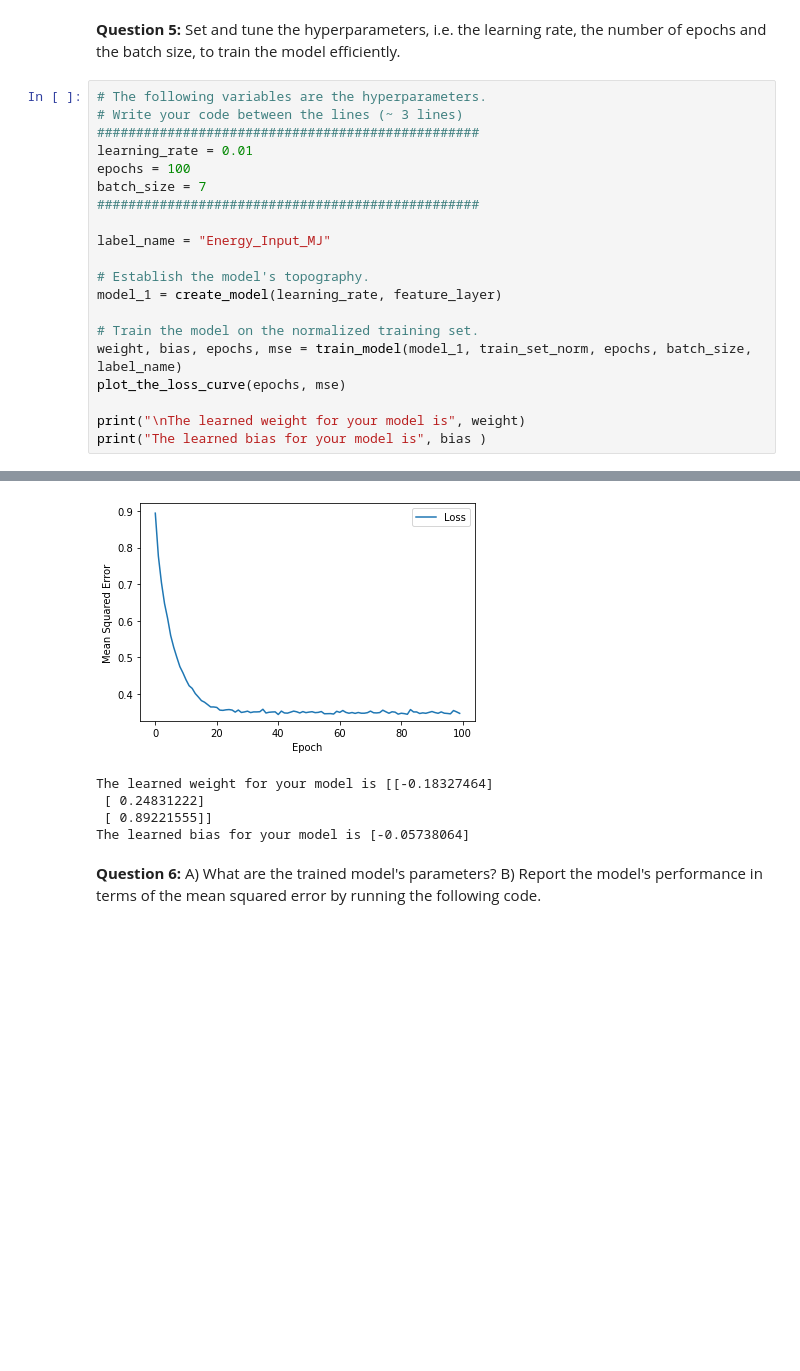
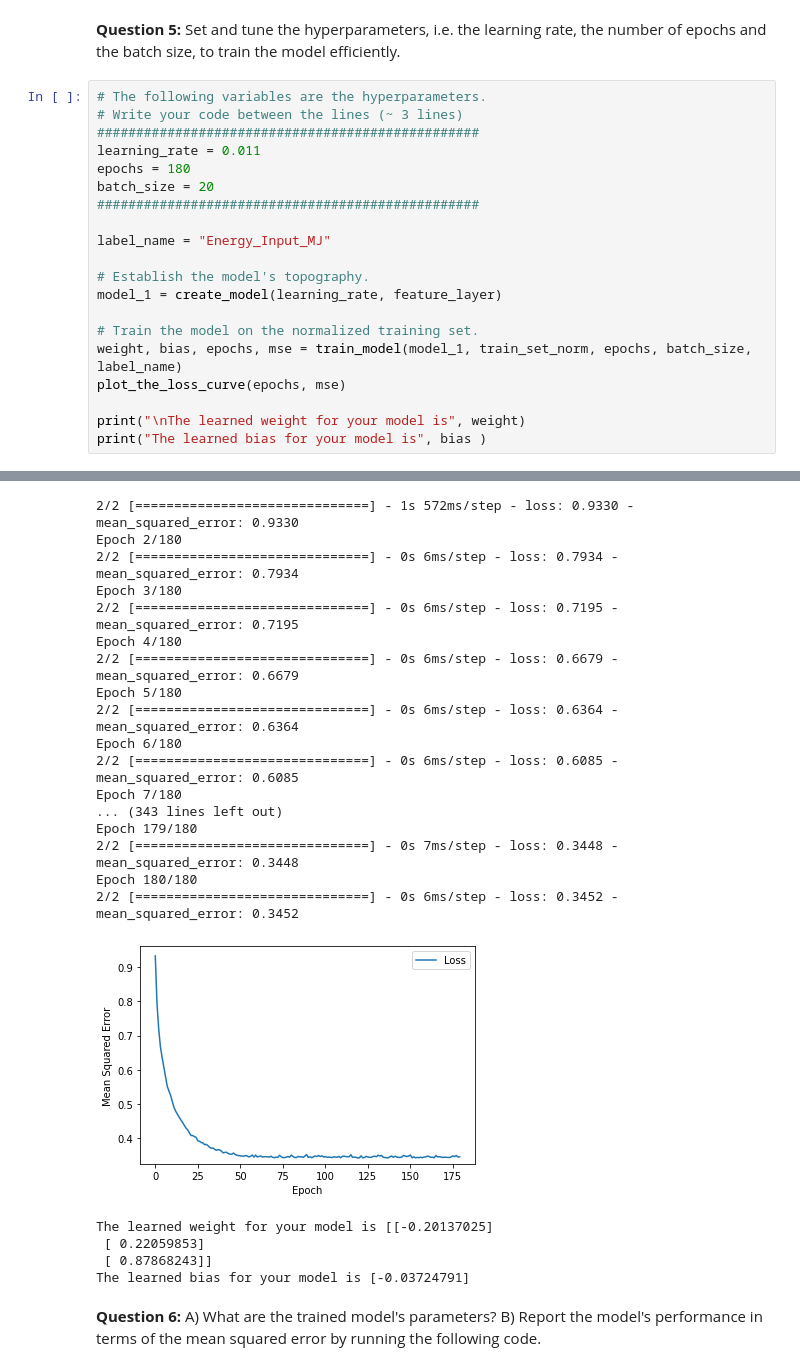
Before and after one commit to CarlArthur/ML_BTH, a Jupyter notebook: Project1_Multivariate_Linear_Regression.ipynb, the cells around one changed output, grey strips where cells are left out. Drawn from its saved outputs; the diff is of its cells as text; blank space fills up the shorter version.

```diff
--- a/Project1_Multivariate_Linear_Regression.ipynb
+++ b/Project1_Multivariate_Linear_Regression.ipynb
@@ -257,9 +257,9 @@ The following code invokes the defined functions to train the linear regression
 # The following variables are the hyperparameters.
 # Write your code between the lines (~ 3 lines)
 #################################################
-learning_rate = 0.01
-epochs = 100
-batch_size = 7
+learning_rate = 0.011
+epochs = 180
+batch_size = 20
 #################################################
 
 label_name = "Energy_Input_MJ"
@@ -296,7 +282,24 @@ Epoch 100/100
+2/2 [==============================] - 1s 572ms/step - loss: 0.9330 - mean_squared_error: 0.9330
+Epoch 2/180
+2/2 [==============================] - 0s 6ms/step - loss: 0.7934 - mean_squared_error: 0.7934
+Epoch 3/180
+2/2 [==============================] - 0s 6ms/step - loss: 0.7195 - mean_squared_error: 0.7195
+Epoch 4/180
+2/2 [==============================] - 0s 6ms/step - loss: 0.6679 - mean_squared_error: 0.6679
+Epoch 5/180
+2/2 [==============================] - 0s 6ms/step - loss: 0.6364 - mean_squared_error: 0.6364
+Epoch 6/180
+2/2 [==============================] - 0s 6ms/step - loss: 0.6085 - mean_squared_error: 0.6085
+Epoch 7/180
+... (343 lines left out)
+Epoch 179/180
+2/2 [==============================] - 0s 7ms/step - loss: 0.3448 - mean_squared_error: 0.3448
+Epoch 180/180
+2/2 [==============================] - 0s 6ms/step - loss: 0.3452 - mean_squared_error: 0.3452
-[figure, old version]
+[figure, new version]
-The learned weight for your model is [[-0.18327464]
- [ 0.24831222]
- [ 0.89221555]]
-The learned bias for your model is [-0.05738064]
+The learned weight for your model is [[-0.20137025]
+ [ 0.22059853]
+ [ 0.87868243]]
+The learned bias for your model is [-0.03724791]
 # %% [markdown]
 **Question 6:** A) What are the trained model's parameters? B) Report the model's performance in terms of the mean squared error by running the following code.
```
Also changed, not shown: parts of 4 cells of this notebook.
